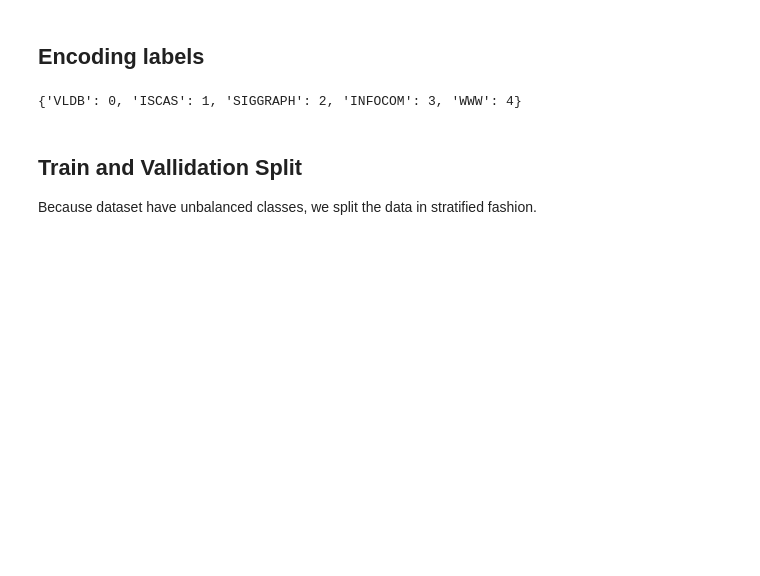
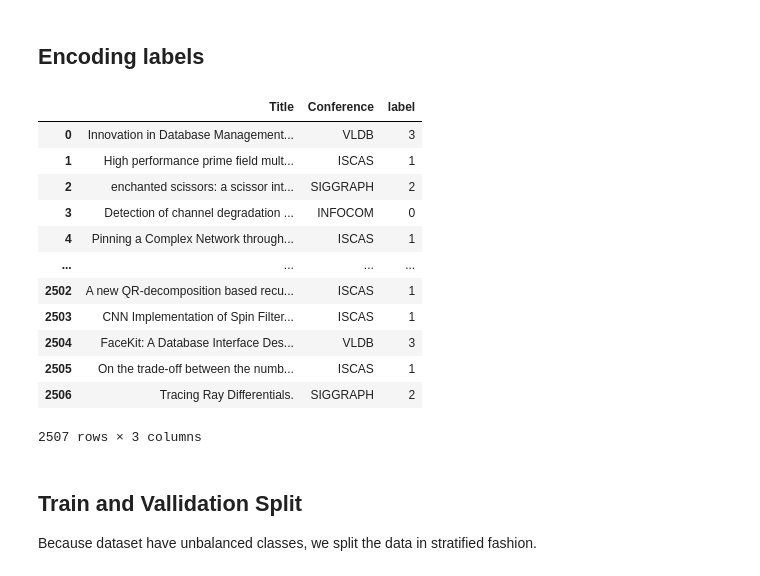
Before and after one commit to RepoAnalyzer/issue-classifier, a Jupyter notebook: src/issue_classifier/bert.ipynb, the cells around one changed output. Drawn from its saved outputs; the diff is of its cells as text; code cells hidden in the pictures; blank space fills up the shorter version.

Commit message:
[Refactor](Encoding): Changed my loop to LabelEncoder fit^&transform.

```diff
--- a/src/issue_classifier/bert.ipynb
+++ b/src/issue_classifier/bert.ipynb
@@ -27,12 +27,3 @@ SIGGRAPH    326
 Name: Conference, dtype: int64
 # %% [markdown]
 ## Encoding labels
-# %%
-possible_labels = df.Conference.unique()
-
-label_dict = {}
-for index, possible_label in enumerate(possible_labels):
-    label_dict[possible_label] = index
-label_dict
-# %% [output]
-{'VLDB': 0, 'ISCAS': 1, 'SIGGRAPH': 2, 'INFOCOM': 3, 'WWW': 4}
@@ -41,3 +30,26 @@ df["label"] = df.Conference.replace(label_dict)
+# %%
+from sklearn import preprocessing
+
+le = preprocessing.LabelEncoder()
+df["label"] = le.fit_transform(df["Conference"])
+labels_encoded = le.classes_
+labels_dict = {l: i for (i, l) in enumerate(labels_encoded)}
+df.Conference.replace(labels_dict)
+df
+# %% [output]
+|  | Title | Conference | label |
+| 0 | Innovation in Database Management... | VLDB | 3 |
+| 1 | High performance prime field mult... | ISCAS | 1 |
+| 2 | enchanted scissors: a scissor int... | SIGGRAPH | 2 |
+| 3 | Detection of channel degradation ... | INFOCOM | 0 |
+| 4 | Pinning a Complex Network through... | ISCAS | 1 |
+| ... | ... | ... | ... |
+| 2502 | A new QR-decomposition based recu... | ISCAS | 1 |
+| 2503 | CNN Implementation of Spin Filter... | ISCAS | 1 |
+| 2504 | FaceKit: A Database Interface Des... | VLDB | 3 |
+| 2505 | On the trade-off between the numb... | ISCAS | 1 |
+| 2506 | Tracing Ray Differentials. | SIGGRAPH | 2 |
+2507 rows × 3 columns
 # %% [markdown]
 ## Train and Vallidation Split
 Because dataset have unbalanced classes, we split the data in stratified fashion.
```
Also changed, not shown: parts of 9 cells of this notebook, 1 other file.
